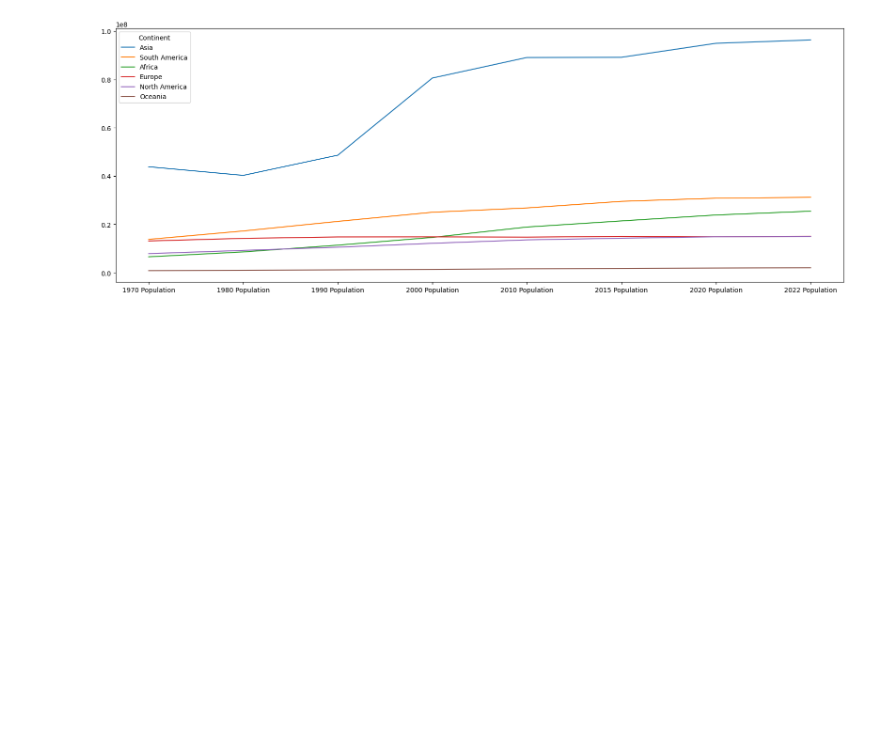
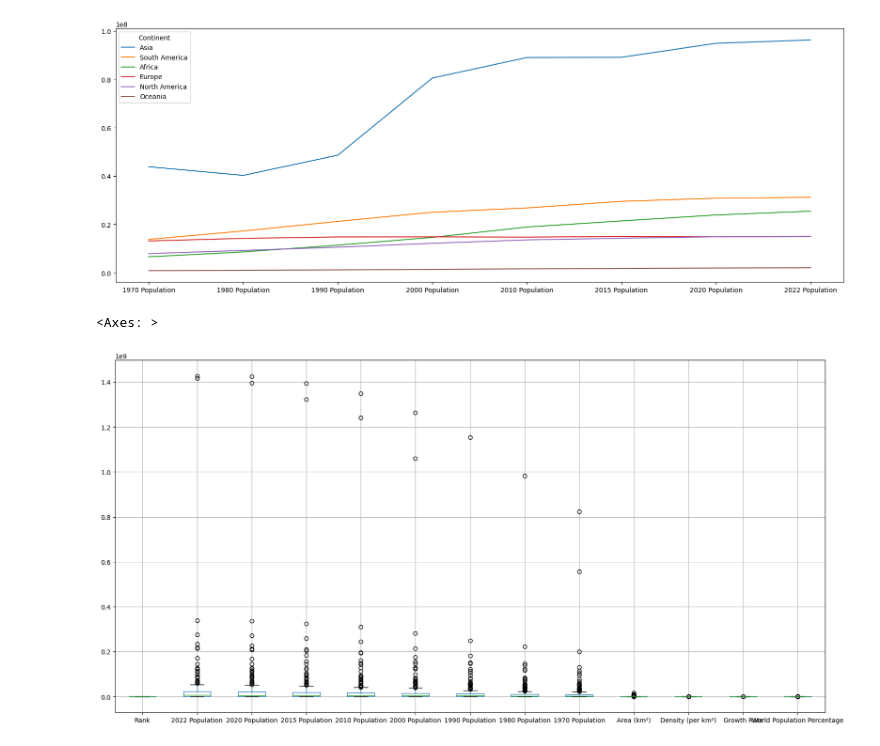
Before and after one commit to KabiraKabira7/EDA_In_Pandas, a Jupyter notebook: EDA_In_Pandas.ipynb, the cells around one changed output. Cells and saved outputs as stored; diff of their text form; code cells hidden in the pictures; blank space fills up the shorter version.

```diff
--- a/EDA_In_Pandas.ipynb
+++ b/EDA_In_Pandas.ipynb
@@ -307,3 +307,8 @@ df3.plot()
 # %% [output]
 <Axes: >
 [figure]
+# %%
+df.boxplot(figsize=(20,10))
+# %% [output]
+<Axes: >
+[figure, added]
```
Also changed, not shown: parts of 3 cells of this notebook.
